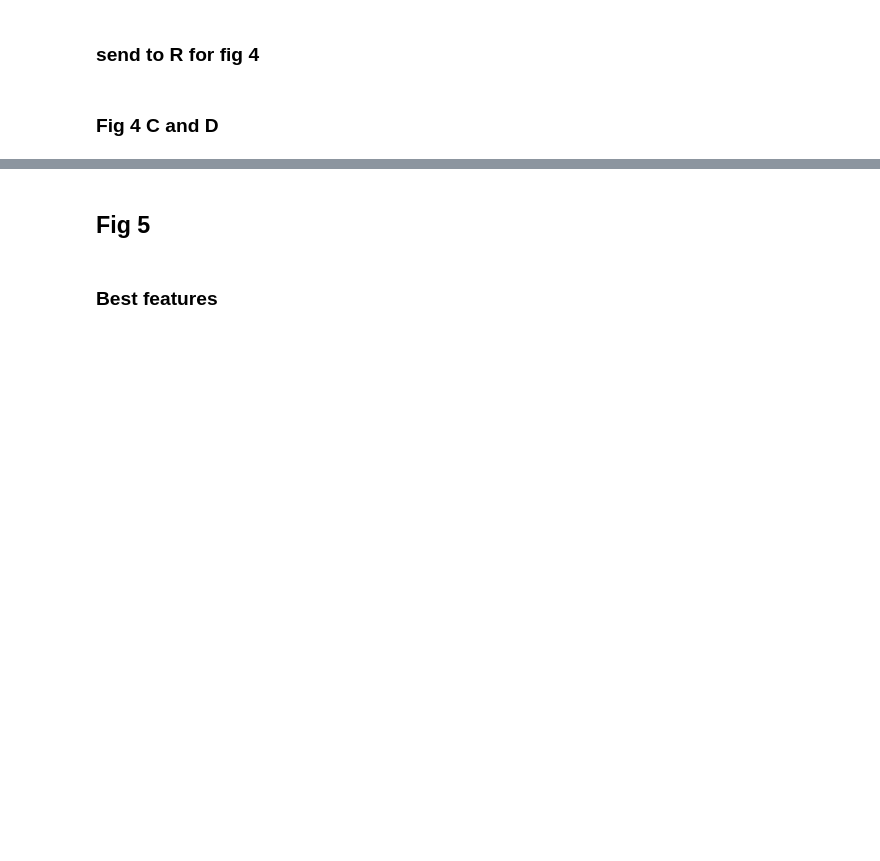
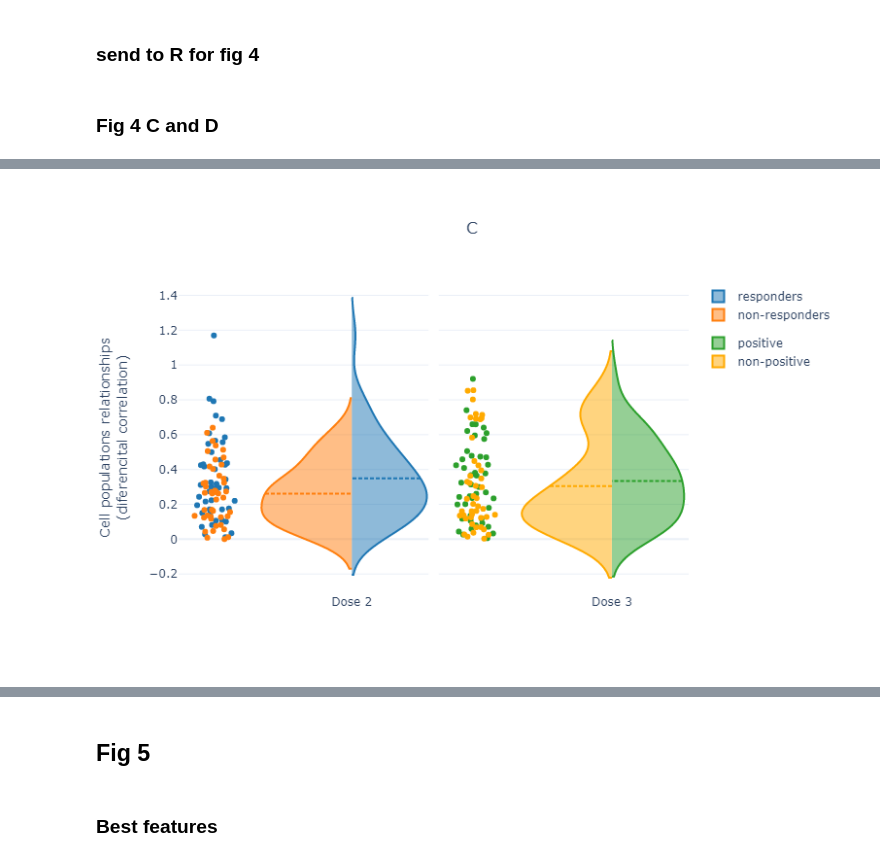
Before and after one commit to rafael-veiga/immunological_covid, a Jupyter notebook: figs.ipynb, the cells around one changed output, grey strips where cells are left out. Cells and saved outputs as stored; diff of their text form; code cells hidden in the pictures; blank space fills up the shorter version.

```diff
--- a/figs.ipynb
+++ b/figs.ipynb
@@ -462,0 +535,48 @@ d3_p.to_csv(fold + "/data_aux/heat_d3_p.csv",index=False)
+# %%
+fig = go.Figure()
+fig = make_subplots(rows=1, cols=2,shared_yaxes=True,horizontal_spacing=0.02)
+
+d2d = go.Violin(x=banco['lab2'][(banco["lab"]=="responders") & (banco["lab2"]=="Dose 2")],
+                y = banco['var'][(banco["lab"]=="responders") & (banco["lab2"]=="Dose 2")],
+                 legendgroup='Dose 2',  name='responders',scalegroup='Dose 2',side='positive',
+                 line_color="#1f77b4")
+
+d2n = go.Violin(x=banco['lab2'][(banco["lab"]=="non-responders") & (banco["lab2"]=="Dose 2")],
+                y = banco['var'][(banco["lab"]=="non-responders") & (banco["lab2"]=="Dose 2")],
+                 legendgroup='Dose 2',  name='non-responders',scalegroup='Dose 2',side='negative',
+                 line_color="#ff7f0e")
+
+d3d = go.Violin(x=banco['lab2'][(banco["lab"]=="positive") & (banco["lab2"]=="Dose 3")],
+                y = banco['var'][(banco["lab"]=="positive") & (banco["lab2"]=="Dose 3")],
+                 legendgroup='Dose 3',  name='positive',scalegroup='Dose 3',side='positive',
+                 line_color="#2ca02c")
+
+d3n = go.Violin(x=banco['lab2'][(banco["lab"]=="non-positive") & (banco["lab2"]=="Dose 3")],
+                y = banco['var'][(banco["lab"]=="non-positive") & (banco["lab2"]=="Dose 3")],
+                 legendgroup='Dose 3',  name='non-positive',scalegroup='Dose 3',side='negative',
+                 line_color="#ffaa00")
+
+
+#d3fn = go.Violin(y = banco['var'][(banco["lab2"]=="Dose 3") & (banco["lab"]=="non-positive")],
+#                 legendgroup='Dose 3',  name='non-positive', points = "all",scalegroup='Dose 3',side='positive',
+#                 line_color="#ffaa00")
+
+
+fig.add_trace(d2d,col=1,row=1)
+fig.add_trace(d2n,row=1,col=1)
+fig.add_trace(d3d,col=2,row=1)
+fig.add_trace(d3n,col=2,row=1)
+#fig.add_trace(d2fn)
+#fig.add_trace(d3fd)
+#fig.add_trace(d3fn)
+
+fig.update_layout(title = "C",title_x=0.5,violingap=0, violinmode='overlay',template="plotly_white",height=500, width=600,yaxis_title="Cell populations relationships<br>(diferencital correlation)",)
+fig.update_traces(meanline_visible=True,
+                  points='all', # show all points
+                  jitter=0.25,  # add some jitter on points for better visibility
+                  scalemode='count')
+#fig.update_traces(box_visible=True, meanline_visible=True)
+fig.write_image("fig4_C.svg")
+fig.show()
+# %% [output]
+[figure, added]
```
Also changed, not shown: parts of 9 cells of this notebook, 1 other file.
